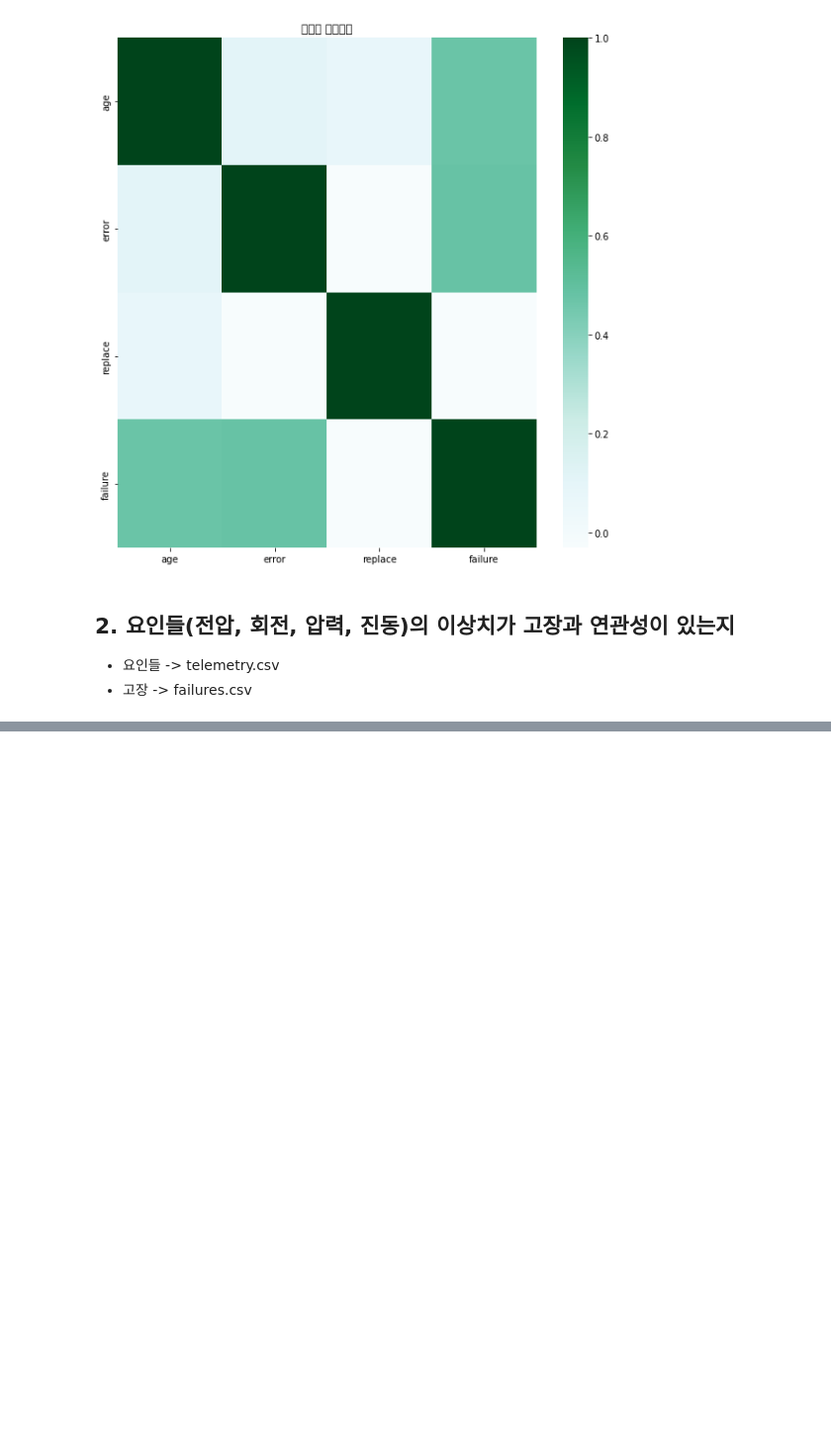
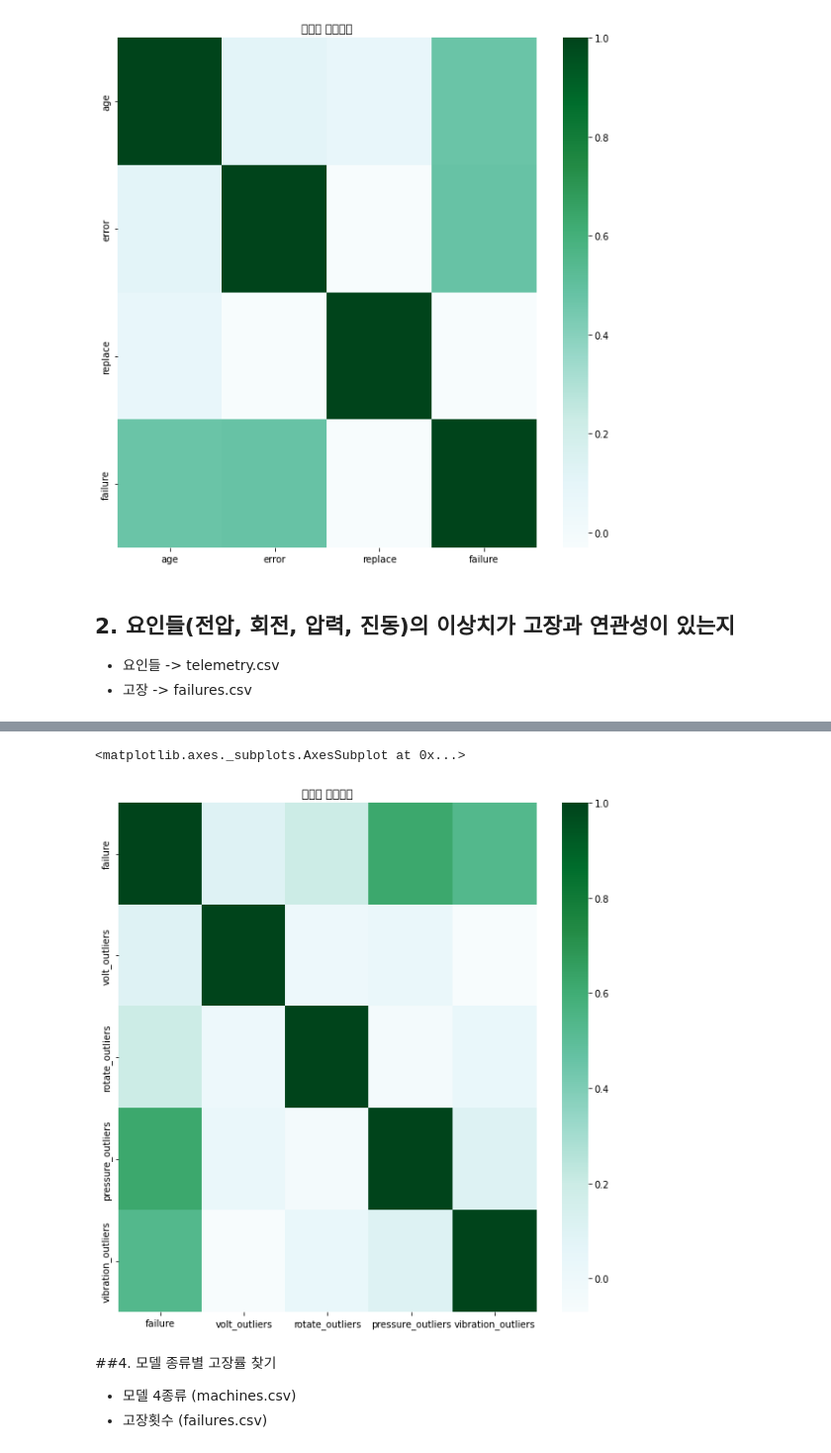
Before and after one commit to cesong2/Display-Sensor, a Jupyter notebook: 딥한_분석1,2.ipynb, the cells around one changed output, grey strips where cells are left out. Shown: that part at 99% size. Saved outputs shown, nothing was run; the diff lists cells and outputs as text; code cells hidden in the pictures; blank space fills up the shorter version.

```diff
--- a/딥한_분석1,2.ipynb
+++ b/딥한_분석1,2.ipynb
@@ -87,17 +89,18 @@ plt.show()
 # %%
 import numpy as np
 # %%
-# 각 요인별 이상치 데이터 추출
+# 각 요인별 이상치 데이터 추출하는 함수 정의
 def outlier(df, column):
     Q1 = np.quantile(df[column], 0.25)
     Q3 = np.quantile(df[column], 0.75)
     IQR = Q3 - Q1
     minimum = Q1 - (IQR * 1.5)
     maximum = Q3 + (IQR * 1.5)
-    ###여기서부터 ㄴㄴ
-    return pd.DataFrame(df['machineID'], df[[(df[column] > maximum) or (df[column] < minimum)]])
 
-volt_outlier = outlier(telemetry_df, 'volt')
-rotate_outlier = outlier(telemetry_df, 'rotate')
-pressure_outlier = outlier(telemetry_df, 'pressure')
-vibration_outlier = outlier(telemetry_df, 'vibration')
+    machineID = []
+    value = []
+    for i in range(len(df[column])):
+        if df[column][i]>=maximum or df[column][i]<=minimum:
+            machineID.append(df['machineID'][i])
+            value.append(df[column][i])
+    return pd.DataFrame({'machineID': machineID, column: value})
@@ -108,0 +129,14 @@ outliers = pd.DataFrame(failures_df.groupby('machineID')['volt'].count())
+# %%
+# 이상치 데이터에서 기계별로 groupby, 각 이상치가 몇번씩 측정되었는지 count
+volt_out_df = pd.DataFrame(volt_outlier.groupby('machineID')['volt'].count())
+rotate_out_df = pd.DataFrame(rotate_outlier.groupby('machineID')['rotate'].count())
+pressure_out_df = pd.DataFrame(pressure_outlier.groupby('machineID')['pressure'].count())
+vibration_out_df = pd.DataFrame(vibration_outlier.groupby('machineID')['vibration'].count())
+
+volt_out_df.rename(columns={'volt':'volt_outliers'},inplace=True)
+rotate_out_df.rename(columns={'rotate':'rotate_outliers'},inplace=True)
+pressure_out_df.rename(columns={'pressure':'pressure_outliers'},inplace=True)
+vibration_out_df.rename(columns={'vibration':'vibration_outliers'},inplace=True)
+# %%
+# 기계별 고장횟수 & 이상치데이터 합치기
+machines_outliers = pd.concat([machines_failures, volt_out_df, rotate_out_df, pressure_out_df, vibration_out_df], axis=1)
@@ -110,0 +170,10 @@ outliers = pd.DataFrame(failures_df.groupby('machineID')['volt'].count())
+# %%
+# 히트맵 시각화
+matplotlib.rcParams['font.family'] = "NaNumGothic"  #나눔고딕체 사용
+colormap = plt.cm.BuGn  #색설정 : BlueGreen
+plt.figure(figsize = (10,10))
+plt.title("피어슨 상관계수")
+sns.heatmap(machines_outliers.astype(float).corr(), cmap=colormap)
+# %% [output]
+<matplotlib.axes._subplots.AxesSubplot at 0x...>
+[figure, added]
@@ -110,0 +183,4 @@ outliers = pd.DataFrame(failures_df.groupby('machineID')['volt'].count())
+# %% [markdown]
+##4. 모델 종류별 고장률 찾기
+* 모델 4종류 (machines.csv)
+* 고장횟수 (failures.csv)
```
Also changed, not shown: parts of 19 cells of this notebook.
